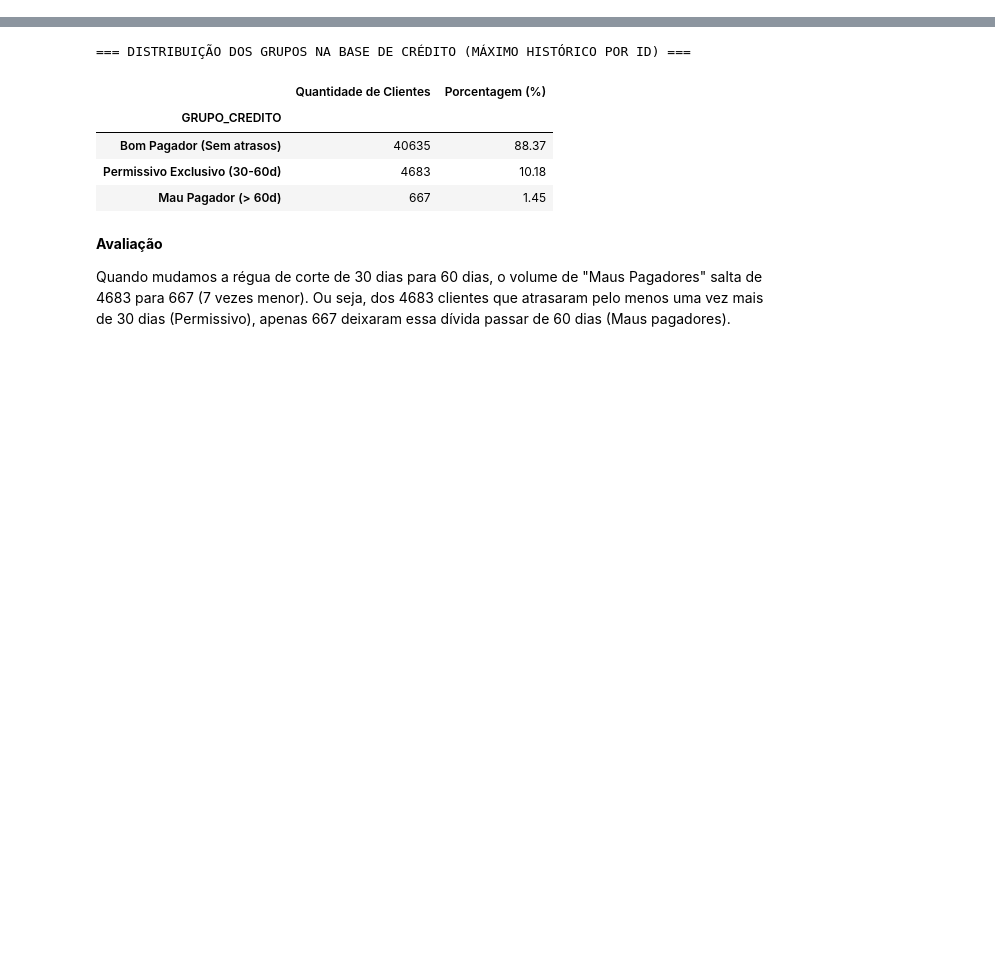
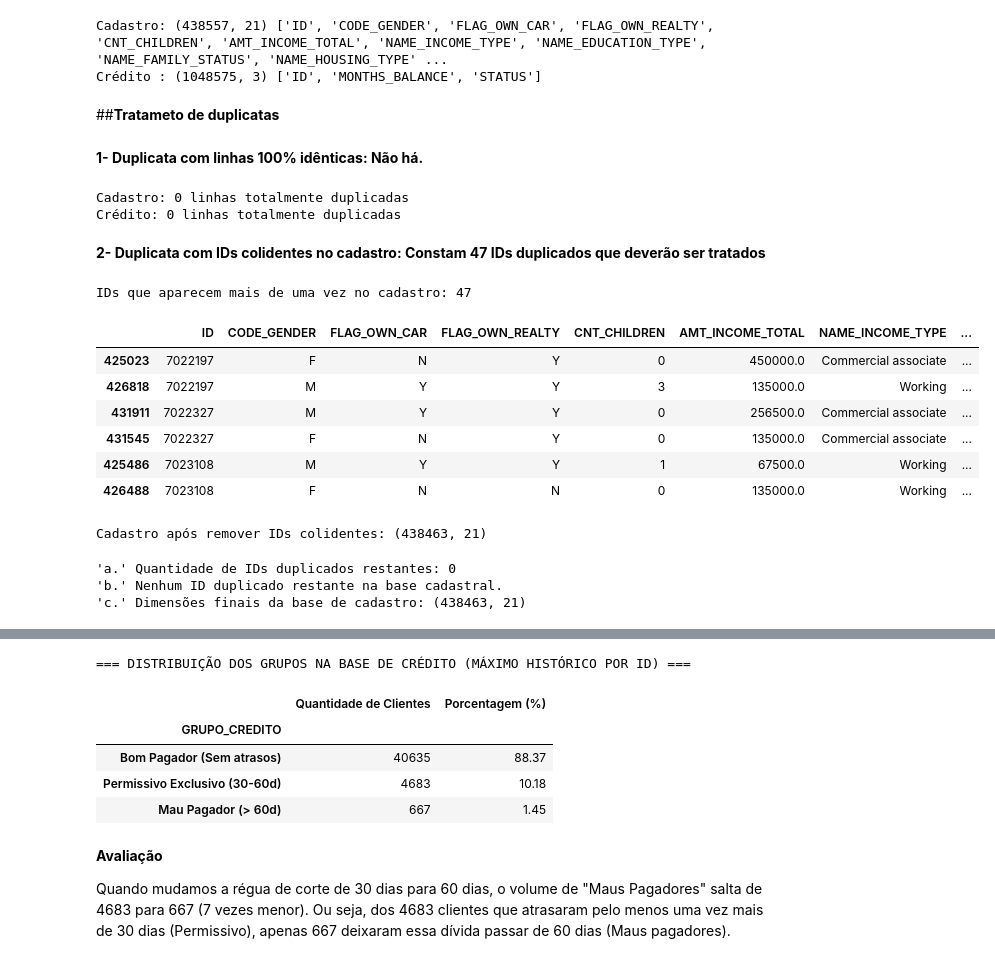
Before and after one commit to fernandinhaalmeida84/Tech_Challenge_Fase_2, a Jupyter notebook: Notebook/02_Criação_Target.ipynb, the cells around one changed output, grey strips where cells are left out. Saved outputs shown, nothing was run; the diff lists cells and outputs as text; code cells hidden in the pictures; blank space fills up the shorter version.

```diff
--- a/Notebook/02_Criação_Target.ipynb
+++ b/Notebook/02_Criação_Target.ipynb
@@ -69,0 +80,61 @@ Shape df_credito: (1048575, 3)
+# %%
+print('Cadastro:', df_excel.shape, df_excel.columns.tolist())
+print('Crédito :', df_excel2.shape, df_excel2.columns.tolist())
+# %% [output]
+Cadastro: (438557, 21) ['ID', 'CODE_GENDER', 'FLAG_OWN_CAR', 'FLAG_OWN_REALTY', 'CNT_CHILDREN', 'AMT_INCOME_TOTAL', 'NAME_INCOME_TYPE', 'NAME_EDUCATION_TYPE', 'NAME_FAMILY_STATUS', 'NAME_HOUSING_TYPE' ...
+Crédito : (1048575, 3) ['ID', 'MONTHS_BALANCE', 'STATUS']
+# %% [markdown]
+##**Tratameto de duplicatas**
+# %% [markdown]
+**1- Duplicata com linhas 100% idênticas: Não há.**
+# %%
+for nome, base in [('Cadastro', df_excel), ('Crédito', df_excel2)]:
+    print(f"{nome}: {base.duplicated().sum()} linhas totalmente duplicadas")
+
+df_excel = df_excel.drop_duplicates().copy()
+df_excel2 = df_excel2.drop_duplicates().copy()
+# %% [output]
+Cadastro: 0 linhas totalmente duplicadas
+Crédito: 0 linhas totalmente duplicadas
+# %% [markdown]
+**2- Duplicata com IDs colidentes no cadastro: Constam 47 IDs duplicados que deverão ser tratados**
+# %%
+ids_colidentes = df_excel.loc[df_excel['ID'].duplicated(keep=False), 'ID'].unique()
+print(f"IDs que aparecem mais de uma vez no cadastro: {len(ids_colidentes)}")
+
+display(df_excel[df_excel['ID'].isin(ids_colidentes)].sort_values('ID').head(6))
+
+df_excel = df_excel[~df_excel['ID'].isin(ids_colidentes)].copy()
+print('Cadastro após remover IDs colidentes:', df_excel.shape)
+# %% [output]
+IDs que aparecem mais de uma vez no cadastro: 47
+|  | ID | CODE_GENDER | FLAG_OWN_CAR | FLAG_OWN_REALTY | CNT_CHILDREN | AMT_INCOME_TOTAL | NAME_INCOME_TYPE | ... |
+| 425023 | 7022197 | F | N | Y | 0 | 450000.0 | Commercial associate | ... |
+| 426818 | 7022197 | M | Y | Y | 3 | 135000.0 | Working | ... |
+| 431911 | 7022327 | M | Y | Y | 0 | 256500.0 | Commercial associate | ... |
+| 431545 | 7022327 | F | N | Y | 0 | 135000.0 | Commercial associate | ... |
+| 425486 | 7023108 | M | Y | Y | 1 | 67500.0 | Working | ... |
+| 426488 | 7023108 | F | N | N | 0 | 135000.0 | Working | ... |
+Cadastro após remover IDs colidentes: (438463, 21)
+# %%
+# === DOCUMENTAÇÃO E CONSOLIDAÇÃO DO TRATAMENTO DE DUPLICADAS ===
+
+# Exemplo de como tratar de forma segura e consistente:
+
+# 1. Identificando os IDs duplicados
+ids_duplicados = df_excel.loc[df_excel['ID'].duplicated(keep=False), 'ID'].unique()
+print(f"'a.' Quantidade de IDs duplicados restantes: {len(ids_duplicados)}")
+
+# 2. Aplicando a Remoção Definitiva (Abordagem Conservadora)
+# Removemos todas as ocorrências desses IDs, pois informações cadastrais divergentes para o mesmo ID comprometem a integridade dos dados
+if len(ids_duplicados) > 0:
+    df_excel = df_excel[~df_excel['ID'].isin(ids_duplicados)].copy()
+    print(f" {len(ids_duplicados)} IDs colidentes removidos por completo.")
+else:
+    print("'b.' Nenhum ID duplicado restante na base cadastral.")
+
+print(f"'c.' Dimensões finais da base de cadastro: {df_excel.shape}")
+# %% [output]
+'a.' Quantidade de IDs duplicados restantes: 0
+'b.' Nenhum ID duplicado restante na base cadastral.
+'c.' Dimensões finais da base de cadastro: (438463, 21)
```
Also changed, not shown: parts of 24 cells of this notebook.
